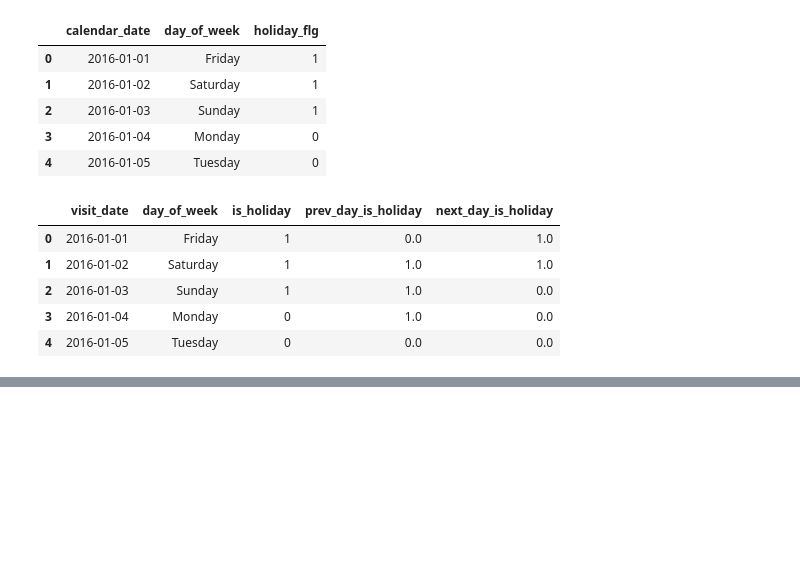
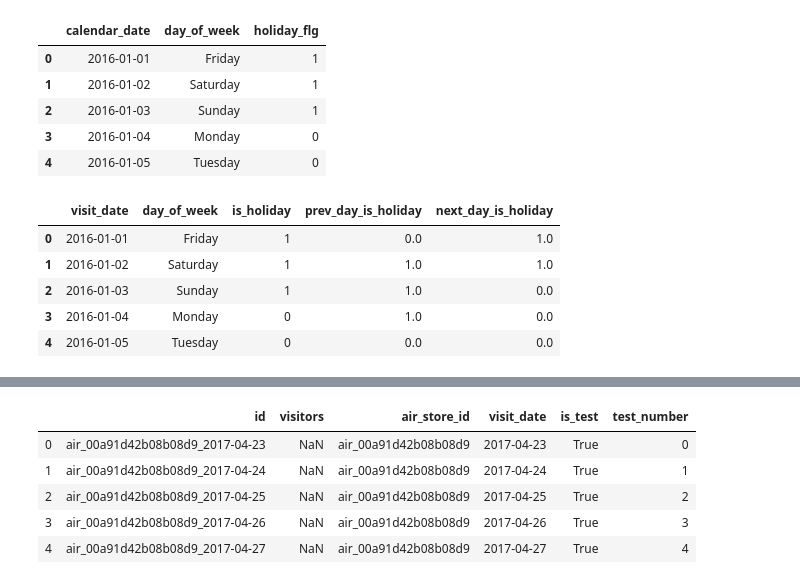
Before and after one commit to pdthuc/Project-Applied_Data_Science, a Jupyter notebook: Group12_Notebook.ipynb, the cells around one changed output, grey strips where cells are left out. Cells and saved outputs as stored; diff of their text form; code cells hidden in the pictures; blank space fills up the shorter version.

```diff
--- a/Group12_Notebook.ipynb
+++ b/Group12_Notebook.ipynb
@@ -121,0 +139,16 @@ date_info.head()
+# %%
+submission = pd.read_csv('data/sample_submission.csv')
+submission['air_store_id'] = submission['id'].str.slice(0, 20)
+submission['visit_date'] = submission['id'].str.slice(21)
+submission['is_test'] = True
+submission['visitors'] = np.nan
+submission['test_number'] = range(len(submission))
+
+submission.head()
+# %% [output]
+|  | id | visitors | air_store_id | visit_date | is_test | test_number |
+| 0 | air_00a91d42b08b08d9_2017-04-23 | NaN | air_00a91d42b08b08d9 | 2017-04-23 | True | 0 |
+| 1 | air_00a91d42b08b08d9_2017-04-24 | NaN | air_00a91d42b08b08d9 | 2017-04-24 | True | 1 |
+| 2 | air_00a91d42b08b08d9_2017-04-25 | NaN | air_00a91d42b08b08d9 | 2017-04-25 | True | 2 |
+| 3 | air_00a91d42b08b08d9_2017-04-26 | NaN | air_00a91d42b08b08d9 | 2017-04-26 | True | 3 |
+| 4 | air_00a91d42b08b08d9_2017-04-27 | NaN | air_00a91d42b08b08d9 | 2017-04-27 | True | 4 |
```
Also changed, not shown: parts of 4 cells of this notebook.
